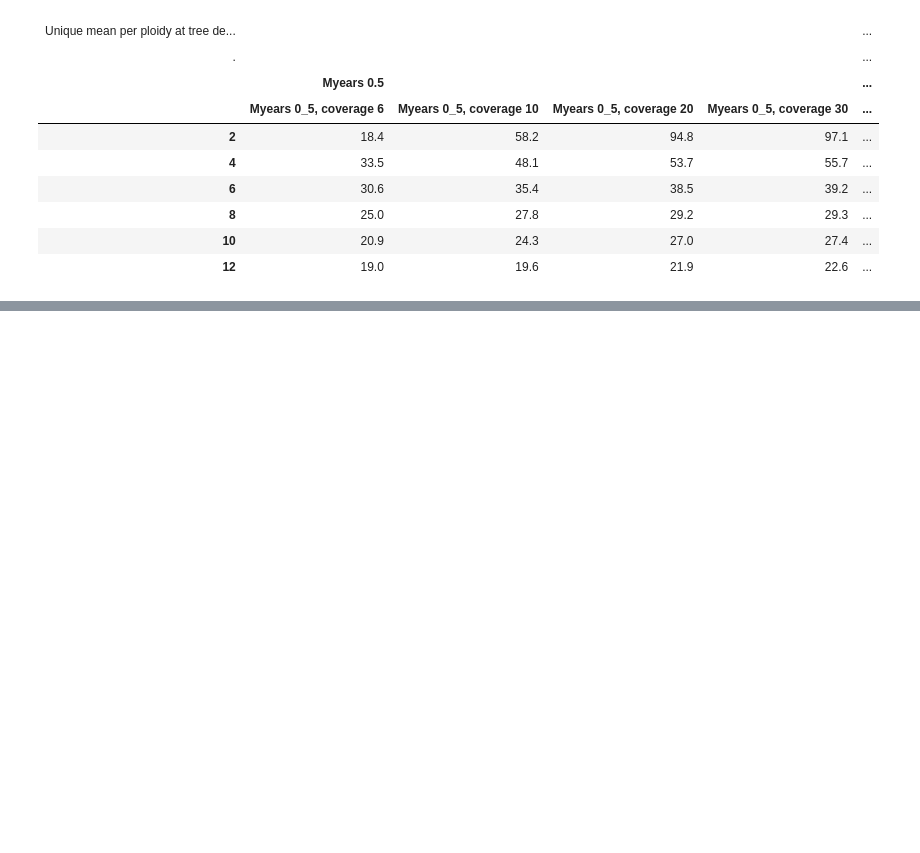
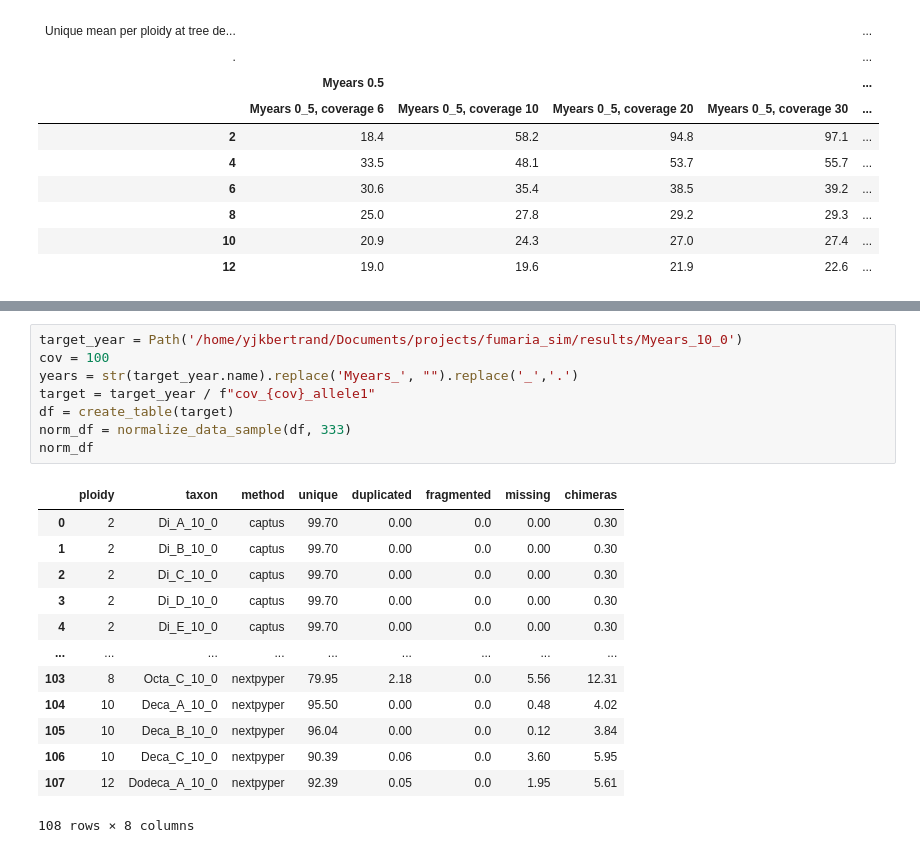
Before and after one commit to M2BL/NextPyper, a Jupyter notebook: nextpyper/workflow/scripts/ms_figures.ipynb, the cells around one changed output, grey strips where cells are left out. Drawn from its saved outputs; the diff is of its cells as text; blank space fills up the shorter version.

```diff
--- a/nextpyper/workflow/scripts/ms_figures.ipynb
+++ b/nextpyper/workflow/scripts/ms_figures.ipynb
@@ -361,0 +455,22 @@ shape: (6, 37)
+# %%
+target_year = Path('/home/yjkbertrand/Documents/projects/fumaria_sim/results/Myears_10_0')
+cov = 100
+years = str(target_year.name).replace('Myears_', "").replace('_','.')
+target = target_year / f"cov_{cov}_allele1"
+df = create_table(target)
+norm_df = normalize_data_sample(df, 333)
+norm_df
+# %% [output]
+|  | ploidy | taxon | method | unique | duplicated | fragmented | missing | chimeras |
+| 0 | 2 | Di_A_10_0 | captus | 99.70 | 0.00 | 0.0 | 0.00 | 0.30 |
+| 1 | 2 | Di_B_10_0 | captus | 99.70 | 0.00 | 0.0 | 0.00 | 0.30 |
+| 2 | 2 | Di_C_10_0 | captus | 99.70 | 0.00 | 0.0 | 0.00 | 0.30 |
+| 3 | 2 | Di_D_10_0 | captus | 99.70 | 0.00 | 0.0 | 0.00 | 0.30 |
+| 4 | 2 | Di_E_10_0 | captus | 99.70 | 0.00 | 0.0 | 0.00 | 0.30 |
+| ... | ... | ... | ... | ... | ... | ... | ... | ... |
+| 103 | 8 | Octa_C_10_0 | nextpyper | 79.95 | 2.18 | 0.0 | 5.56 | 12.31 |
+| 104 | 10 | Deca_A_10_0 | nextpyper | 95.50 | 0.00 | 0.0 | 0.48 | 4.02 |
+| 105 | 10 | Deca_B_10_0 | nextpyper | 96.04 | 0.00 | 0.0 | 0.12 | 3.84 |
+| 106 | 10 | Deca_C_10_0 | nextpyper | 90.39 | 0.06 | 0.0 | 3.60 | 5.95 |
+| 107 | 12 | Dodeca_A_10_0 | nextpyper | 92.39 | 0.05 | 0.0 | 1.95 | 5.61 |
+108 rows × 8 columns
```
Also changed, not shown: parts of 4 cells of this notebook.
